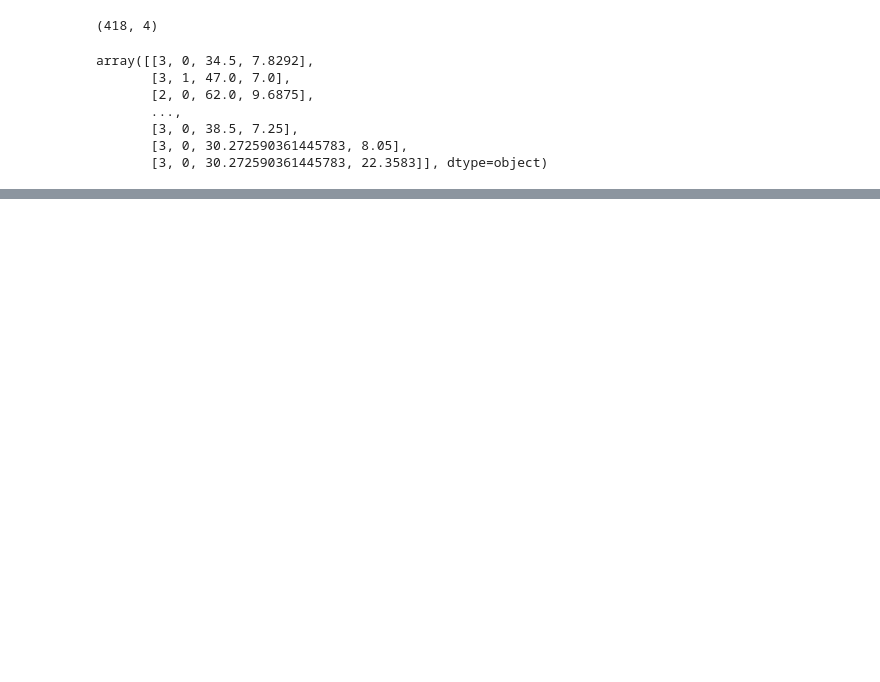
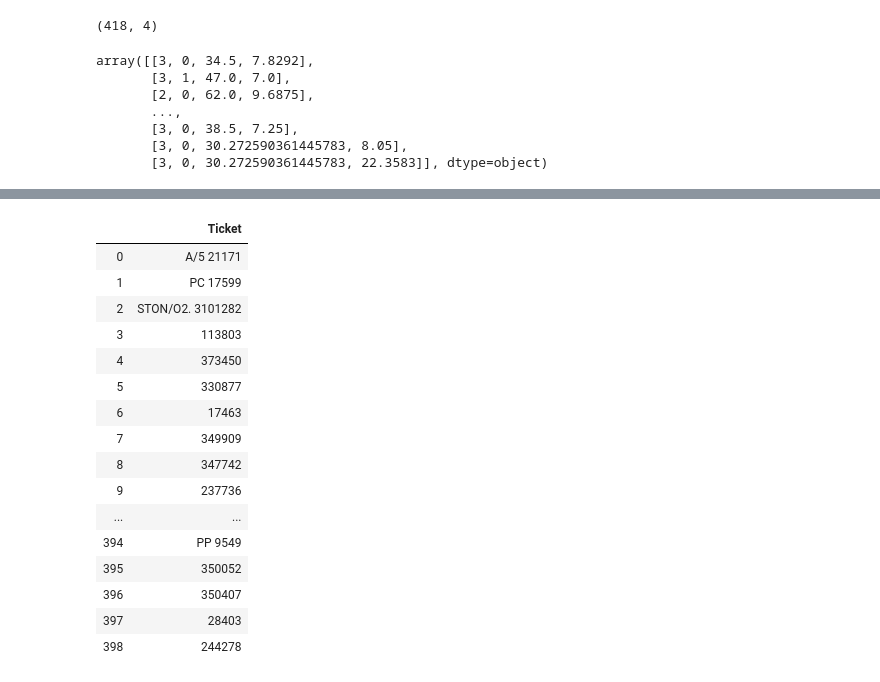
Before and after one commit to yuyatakada/manman, a Jupyter notebook: titnic.ipynb, the cells around one changed output, grey strips where cells are left out. Cells and saved outputs as stored; diff of their text form; code cells hidden in the pictures; blank space fills up the shorter version.

```diff
--- a/titnic.ipynb
+++ b/titnic.ipynb
@@ -8,7 +10,7 @@ from sklearn import datasets
 from sklearn.model_selection import train_test_split
 from sklearn.metrics import accuracy_score
 # %%
-train =pd.read_csv("./titanic/train.csv")
+train =pd.read_csv("../titanic/train.csv")
 # %%
 train.head()
 # %% [output]
@@ -271,0 +295,22 @@ array([[3, 0, 34.5, 7.8292],
+# %%
+pd.set_option('display.max_rows', 900)
+# %%
+pd.DataFrame(train["Ticket"])
+# %% [output]
+|  | Ticket |
+| 0 | A/5 21171 |
+| 1 | PC 17599 |
+| 2 | STON/O2. 3101282 |
+| 3 | 113803 |
+| 4 | 373450 |
+| 5 | 330877 |
+| 6 | 17463 |
+| 7 | 349909 |
+| 8 | 347742 |
+| 9 | 237736 |
+| ... | ... |
+| 394 | PP 9549 |
+| 395 | 350052 |
+| 396 | 350407 |
+| 397 | 28403 |
+| 398 | 244278 |
```
Also changed, not shown: parts of 9 cells of this notebook, 2 other files.
